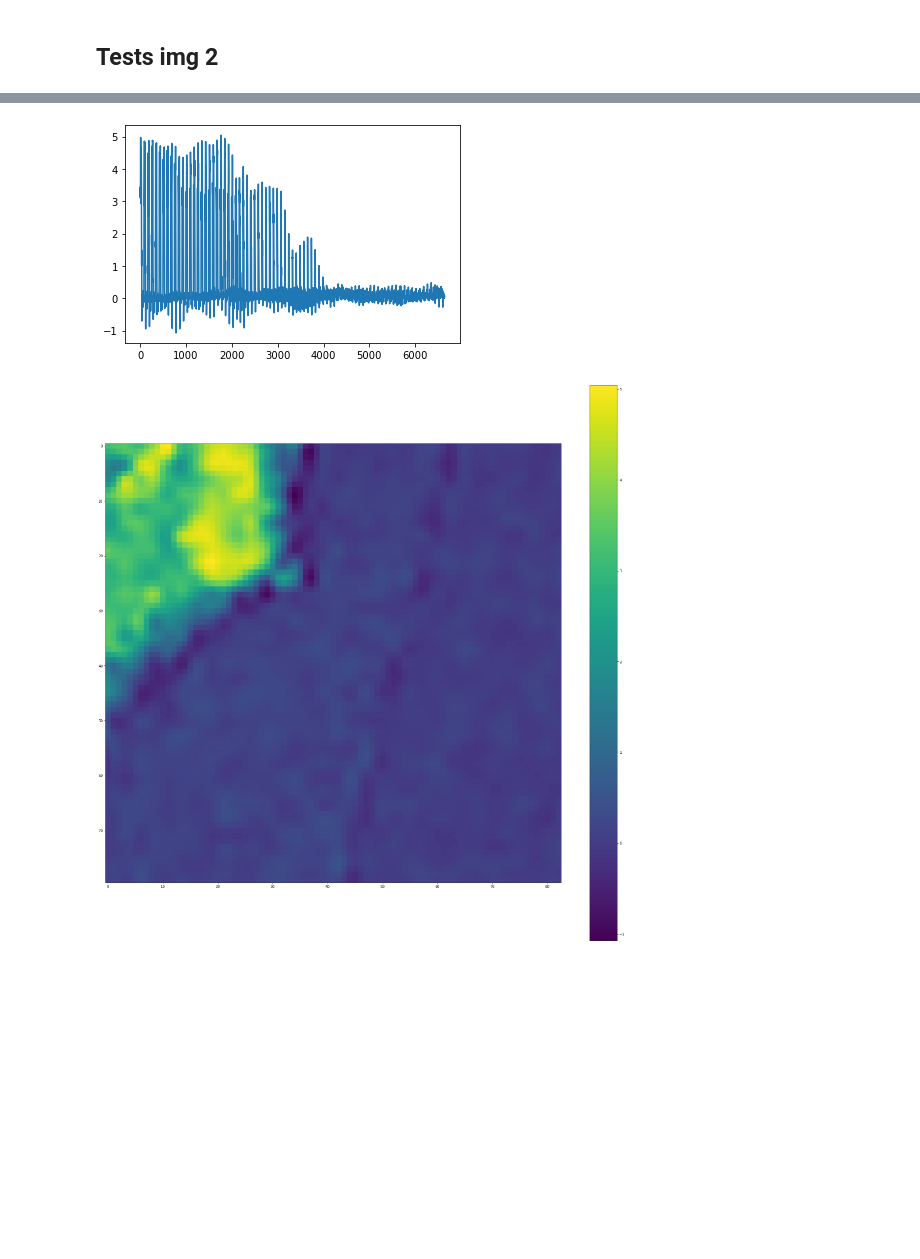
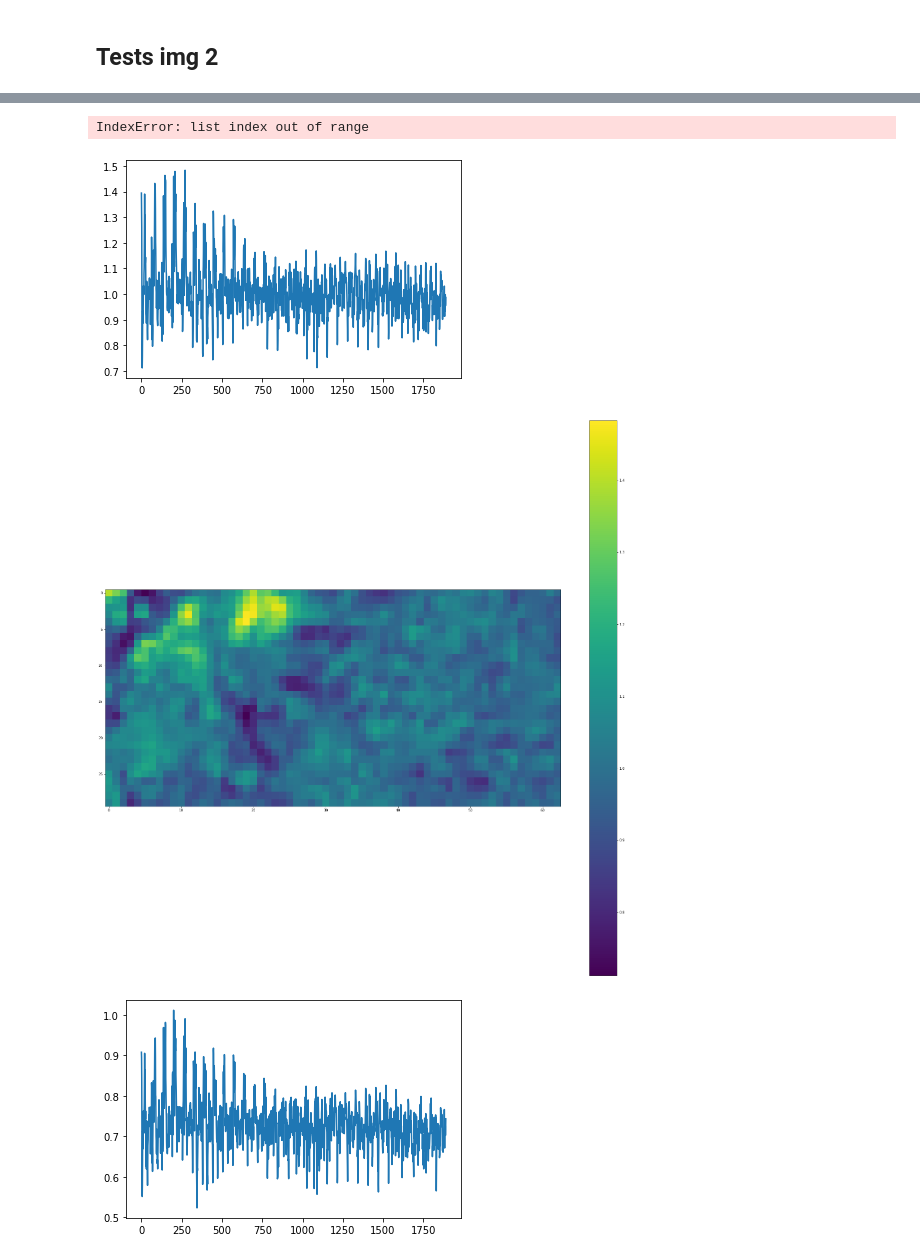
Before and after one commit to BasileR/plastic_detection_from_space, a Jupyter notebook: Detection_image_signature_spectrale_Alina.ipynb, the cells around one changed output, grey strips where cells are left out. Cells and saved outputs as stored; diff of their text form; code cells hidden in the pictures; blank space fills up the shorter version.

```diff
--- a/Detection_image_signature_spectrale_Alina.ipynb
+++ b/Detection_image_signature_spectrale_Alina.ipynb
@@ -222,8 +284,13 @@ m2,n2 = FDI2.shape
 # %%
 # prediction on a part of img1
-ind2 = [0, 80, 100, 183]
-index_list2 = np.arange(12) #[1,2,3,7,8]
-img_abundance = predict_abundance(band_arrays2, index_list2,ind2, plastic_signature1)
+ind2 = [40,70, 120,183]
+index_list2 = [1,2,3,7,8] #[1,2,3,7,8]
+img_abundance = predict_abundance(band_arrays2, index_list2,ind2,  plastic_signature_PLP, sea_sign_PLP)
 # %% [output]
-[figure, removed]
-[figure, removed]
+IndexError: list index out of range
+# %%
+img_abundance = predict_abundance(band_arrays2, index_list2,ind2,  plastic_signature1, sea_sign1)
+# %% [output]
+[figure, added]
+[figure, added]
+[figure, added]
```
Also changed, not shown: parts of 10 cells of this notebook.
